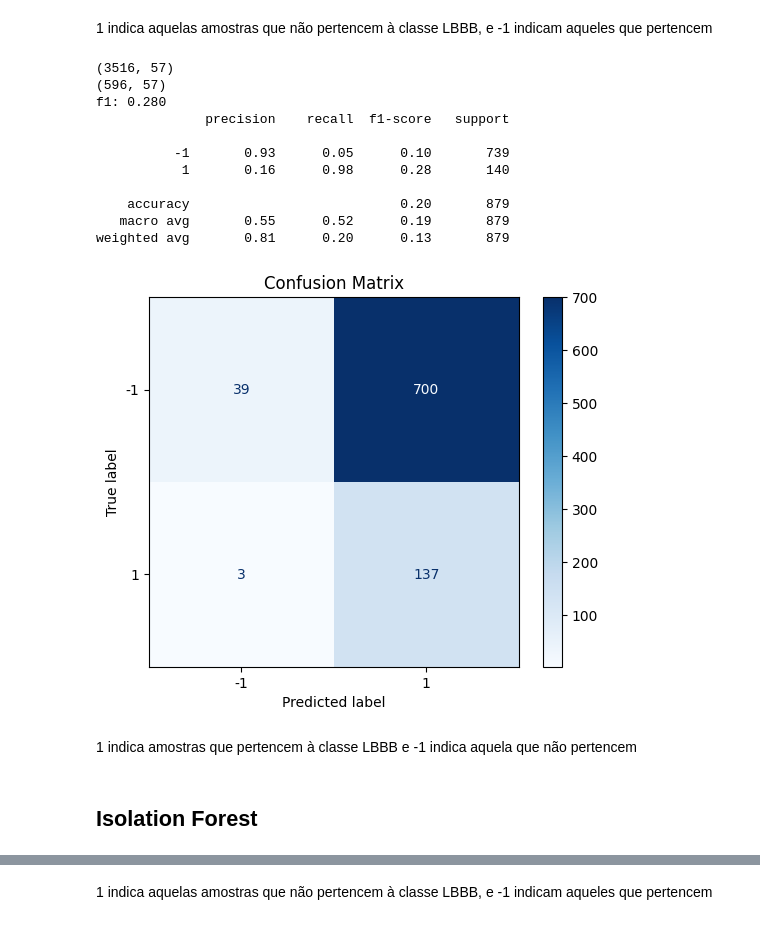
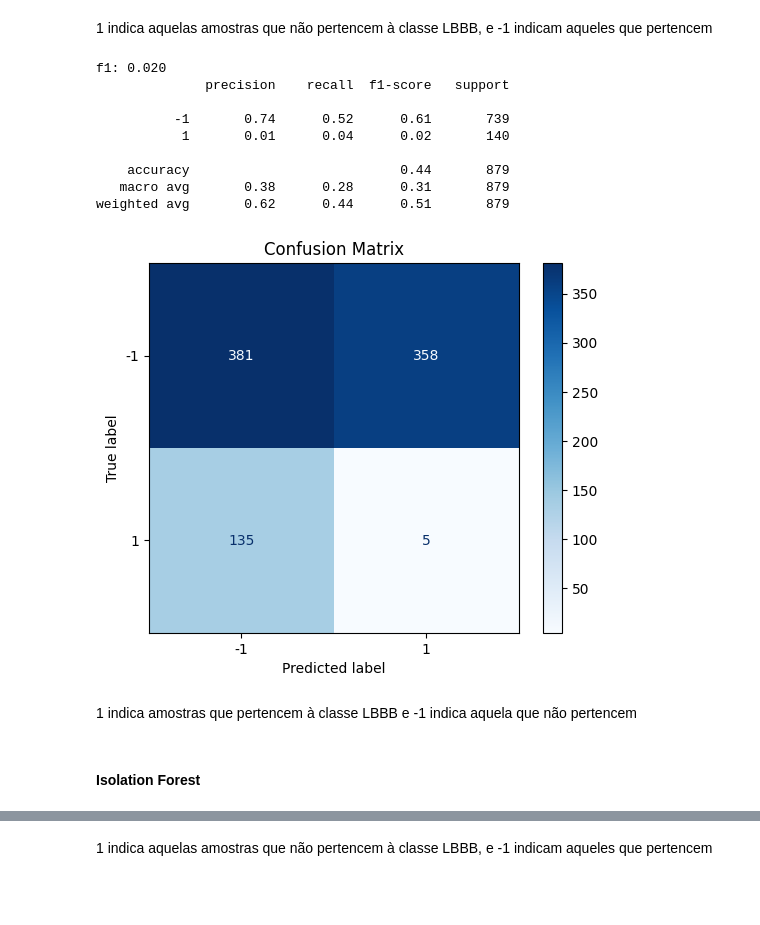
Before and after one commit to raularaju/visibility_graph_classifier, a Jupyter notebook: teste.ipynb, the cells around one changed output, grey strips where cells are left out. Cells and saved outputs as stored; diff of their text form; code cells hidden in the pictures; blank space fills up the shorter version.

```diff
--- a/teste.ipynb
+++ b/teste.ipynb
@@ -118,3 +138,6 @@ ST: 711
 AF: 651
 RBBB: 682
 saudavel : 752
+# %%
+scaler = StandardScaler()
+X = scaler.fit_transform(X)
@@ -366,47 +1076,47 @@ weighted avg       0.76      0.84      0.77       879
 # %% [markdown]
 1 indica aquelas amostras que não pertencem à classe LBBB, e -1 indicam aqueles que pertencem
 # %%
+# Agora as amostras que não apresentam LBBB são os inliers e os que apresentam são outliers
+y_one_class = (~y['LBBB']).astype(int).copy()
 #Fazendo split
 X_train_one_class, X_test_one_class, y_train_one_class, y_test_one_class = train_test_split(X, y_one_class, test_size=0.2, random_state=42)
 #Criando Classificador
-one_class_classifier = OneClassSVM(gamma='scale', nu=0.01)
+one_class_classifier = OneClassSVM(kernel='linear' , gamma='auto', nu=0.5)
 # Selecionando só as amostras positivas
-# X_train_one_class = X_train_one_class[y_train_one_class == 1] # essa linha parece não ter muito impacto
+X_train_one_class = X_train_one_class[y_train_one_class == 1] # essa linha parece não ter muito impacto
 # Treinando o classificador
 one_class_classifier.fit(X_train_one_class)
 # Fazendo predição
 y_pred_one_class = one_class_classifier.predict(X_test_one_class)
 # -1 indica outliers, 1 indica inliers
-y_test_one_class[y_test_one_class == 1] = 1
-y_test_one_class[y_test_one_class == 0] = -1
+y_test_one_class[y_test_one_class == 1] = -1 # não LBBB
+y_test_one_class[y_test_one_class == 0] = 1  # LBBB
 # Calculando métricas
 f1 = f1_score(y_pred_one_class, y_test_one_class)
 print(f"f1: {f1:.3f}")
 print(classification_report(y_test_one_class, y_pred_one_class))
 cm = confusion_matrix(y_test_one_class, y_pred_one_class)
 
 # Plot the confusion matrix
 disp = ConfusionMatrixDisplay(confusion_matrix=cm, display_labels=[-1, 1])
 disp.plot(cmap=plt.cm.Blues)
 plt.title('Confusion Matrix')
 plt.show()
 # %% [output]
-(3516, 57)
-(596, 57)
-f1: 0.280
+f1: 0.020
               precision    recall  f1-score   support
 
-          -1       0.93      0.05      0.10       739
-           1       0.16      0.98      0.28       140
+          -1       0.74      0.52      0.61       739
+           1       0.01      0.04      0.02       140
 
-    accuracy                           0.20       879
-   macro avg       0.55      0.52      0.19       879
-weighted avg       0.81      0.20      0.13       879
+    accuracy                           0.44       879
+   macro avg       0.38      0.28      0.31       879
+weighted avg       0.62      0.44      0.51       879
-[figure, old version]
+[figure, new version]
 # %% [markdown]
 1 indica amostras que pertencem à classe LBBB e -1 indica aquela que não pertencem
 # %% [markdown]
-## Isolation Forest
+#### Isolation Forest
 # %%
 from sklearn.model_selection import train_test_split
 from sklearn.ensemble import IsolationForest
```
Also changed, not shown: parts of 112 cells of this notebook.
